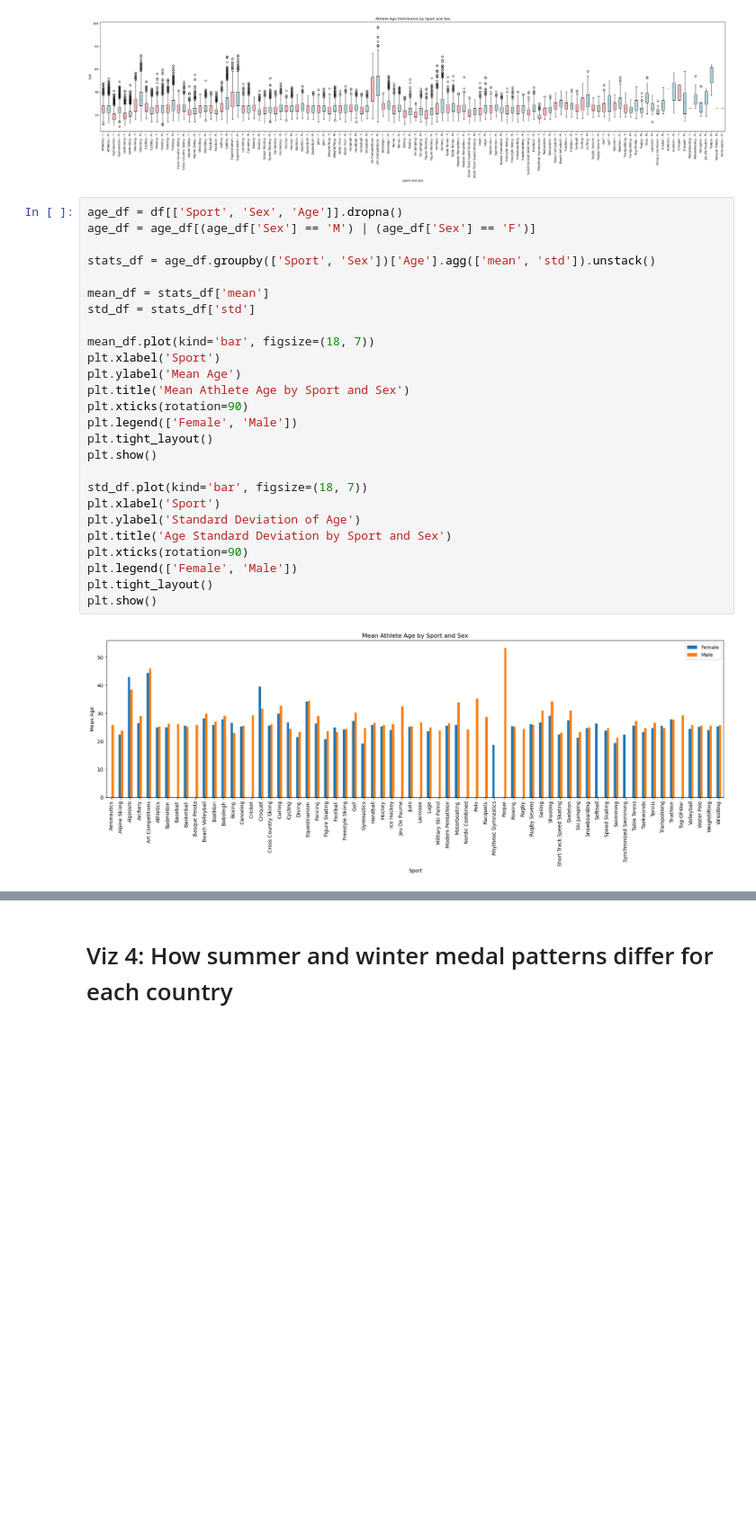
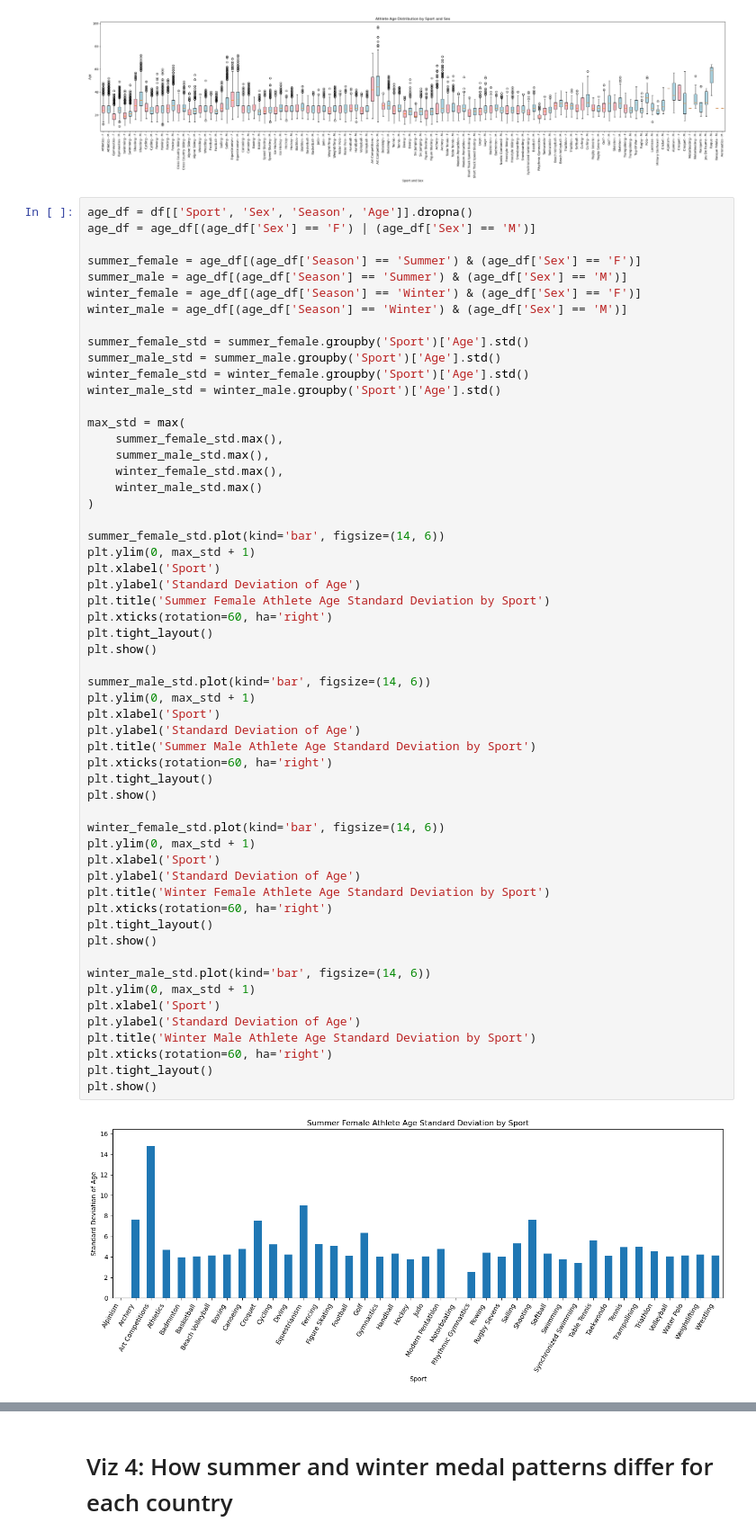
Before and after one commit to ahmed-52/ORIE-3120-Project, a Jupyter notebook: project.ipynb, the cells around one changed output, grey strips where cells are left out. Shown at 90% size. Drawn from its saved outputs; the diff is of its cells as text; blank space fills up the shorter version.

```diff
--- a/project.ipynb
+++ b/project.ipynb
@@ -209,30 +209,60 @@ plt.show()
 # %% [output]
 [figure]
 # %%
-age_df = df[['Sport', 'Sex', 'Age']].dropna()
-age_df = age_df[(age_df['Sex'] == 'M') | (age_df['Sex'] == 'F')]
+age_df = df[['Sport', 'Sex', 'Season', 'Age']].dropna()
+age_df = age_df[(age_df['Sex'] == 'F') | (age_df['Sex'] == 'M')]
 
-stats_df = age_df.groupby(['Sport', 'Sex'])['Age'].agg(['mean', 'std']).unstack()
+summer_female = age_df[(age_df['Season'] == 'Summer') & (age_df['Sex'] == 'F')]
+summer_male = age_df[(age_df['Season'] == 'Summer') & (age_df['Sex'] == 'M')]
+winter_female = age_df[(age_df['Season'] == 'Winter') & (age_df['Sex'] == 'F')]
+winter_male = age_df[(age_df['Season'] == 'Winter') & (age_df['Sex'] == 'M')]
 
-mean_df = stats_df['mean']
-std_df = stats_df['std']
+summer_female_std = summer_female.groupby('Sport')['Age'].std()
+summer_male_std = summer_male.groupby('Sport')['Age'].std()
+winter_female_std = winter_female.groupby('Sport')['Age'].std()
+winter_male_std = winter_male.groupby('Sport')['Age'].std()
 
-mean_df.plot(kind='bar', figsize=(18, 7))
+max_std = max(
+    summer_female_std.max(),
+    summer_male_std.max(),
+    winter_female_std.max(),
+    winter_male_std.max()
+)
+
+summer_female_std.plot(kind='bar', figsize=(14, 6))
+plt.ylim(0, max_std + 1)
 plt.xlabel('Sport')
-plt.ylabel('Mean Age')
-plt.title('Mean Athlete Age by Sport and Sex')
-plt.xticks(rotation=90)
-plt.legend(['Female', 'Male'])
+plt.ylabel('Standard Deviation of Age')
+plt.title('Summer Female Athlete Age Standard Deviation by Sport')
+plt.xticks(rotation=60, ha='right')
 plt.tight_layout()
 plt.show()
 
-std_df.plot(kind='bar', figsize=(18, 7))
+summer_male_std.plot(kind='bar', figsize=(14, 6))
+plt.ylim(0, max_std + 1)
 plt.xlabel('Sport')
 plt.ylabel('Standard Deviation of Age')
-plt.title('Age Standard Deviation by Sport and Sex')
-plt.xticks(rotation=90)
-plt.legend(['Female', 'Male'])
+plt.title('Summer Male Athlete Age Standard Deviation by Sport')
+plt.xticks(rotation=60, ha='right')
 plt.tight_layout()
 plt.show()
+
+winter_female_std.plot(kind='bar', figsize=(14, 6))
+plt.ylim(0, max_std + 1)
+plt.xlabel('Sport')
+plt.ylabel('Standard Deviation of Age')
+plt.title('Winter Female Athlete Age Standard Deviation by Sport')
+plt.xticks(rotation=60, ha='right')
+plt.tight_layout()
+plt.show()
+
+winter_male_std.plot(kind='bar', figsize=(14, 6))
+plt.ylim(0, max_std + 1)
+plt.xlabel('Sport')
+plt.ylabel('Standard Deviation of Age')
+plt.title('Winter Male Athlete Age Standard Deviation by Sport')
+plt.xticks(rotation=60, ha='right')
+plt.tight_layout()
+plt.show()
 # %% [output]
-[figure, old version]
+[figure, new version]
```
Also changed, not shown: parts of 1 cell of this notebook, 4 other files.
